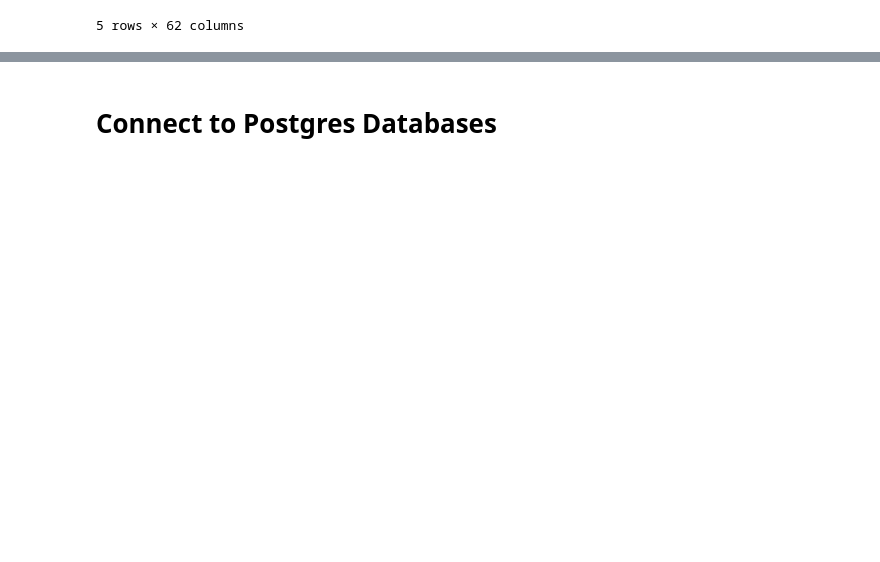
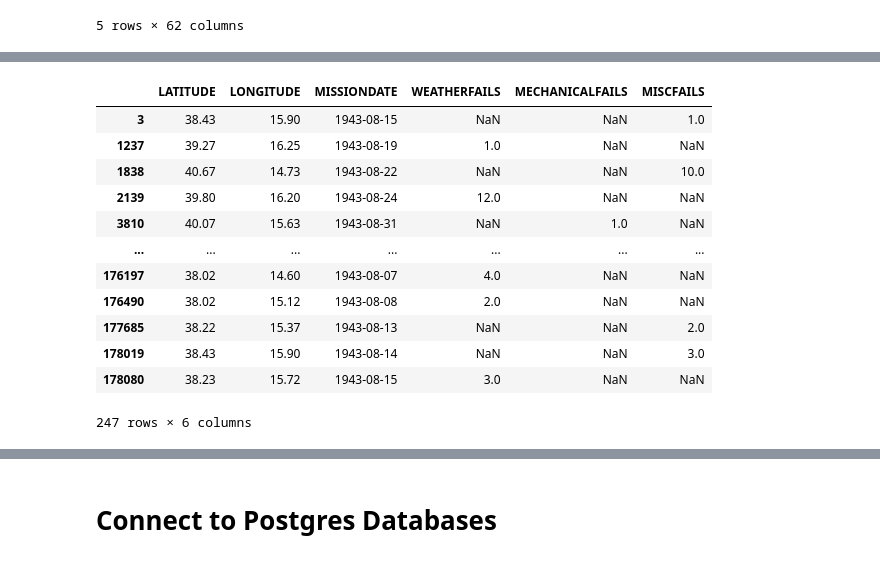
Before and after one commit to ibeth92/WWII, a Jupyter notebook: weather_aircraft_failures.ipynb, the cells around one changed output, grey strips where cells are left out. Saved outputs shown, nothing was run; the diff lists cells and outputs as text; code cells hidden in the pictures; blank space fills up the shorter version.

```diff
--- a/weather_aircraft_failures.ipynb
+++ b/weather_aircraft_failures.ipynb
@@ -149,7 +183,22 @@ thor_weather_clean['MSNDATE'] = pd.to_datetime(thor_weather_clean['MSNDATE'])
 # %%
 # Rename columns in clean dataframe
-thor_weather_clean = thor_weather_clean.rename(columns= {'LATITUDE':'latitude','LONGITUDE':'longitude','MSNDATE':'missiondate', 'WX_FAIL_AC': 'weatherfails', 'MECH_FAIL_AC': 'mechanicalfails', 'MISC_FAIL_AC':'miscfails',})
+thor_weather_clean = thor_weather_clean.rename( columns= {'MSNDATE':'MISSIONDATE','WX_FAIL_AC': 'WEATHERFAILS','MECH_FAIL_AC': 'MECHANICALFAILS', 'MISC_FAIL_AC':'MISCFAILS'})
+# columns= {'LATITUDE':'latitude','LONGITUDE':'longitude','MSNDATE':'missiondate',
 thor_weather_clean
+# %% [output]
+|  | LATITUDE | LONGITUDE | MISSIONDATE | WEATHERFAILS | MECHANICALFAILS | MISCFAILS |
+| 3 | 38.43 | 15.90 | 1943-08-15 | NaN | NaN | 1.0 |
+| 1237 | 39.27 | 16.25 | 1943-08-19 | 1.0 | NaN | NaN |
+| 1838 | 40.67 | 14.73 | 1943-08-22 | NaN | NaN | 10.0 |
+| 2139 | 39.80 | 16.20 | 1943-08-24 | 12.0 | NaN | NaN |
+| 3810 | 40.07 | 15.63 | 1943-08-31 | NaN | 1.0 | NaN |
+| ... | ... | ... | ... | ... | ... | ... |
+| 176197 | 38.02 | 14.60 | 1943-08-07 | 4.0 | NaN | NaN |
+| 176490 | 38.02 | 15.12 | 1943-08-08 | 2.0 | NaN | NaN |
+| 177685 | 38.22 | 15.37 | 1943-08-13 | NaN | NaN | 2.0 |
+| 178019 | 38.43 | 15.90 | 1943-08-14 | NaN | NaN | 3.0 |
+| 178080 | 38.23 | 15.72 | 1943-08-15 | 3.0 | NaN | NaN |
+247 rows × 6 columns
 # %%
 # Check dataframe data types
 thor_weather_clean.dtypes
```
Also changed, not shown: parts of 15 cells of this notebook, 5 other files.
